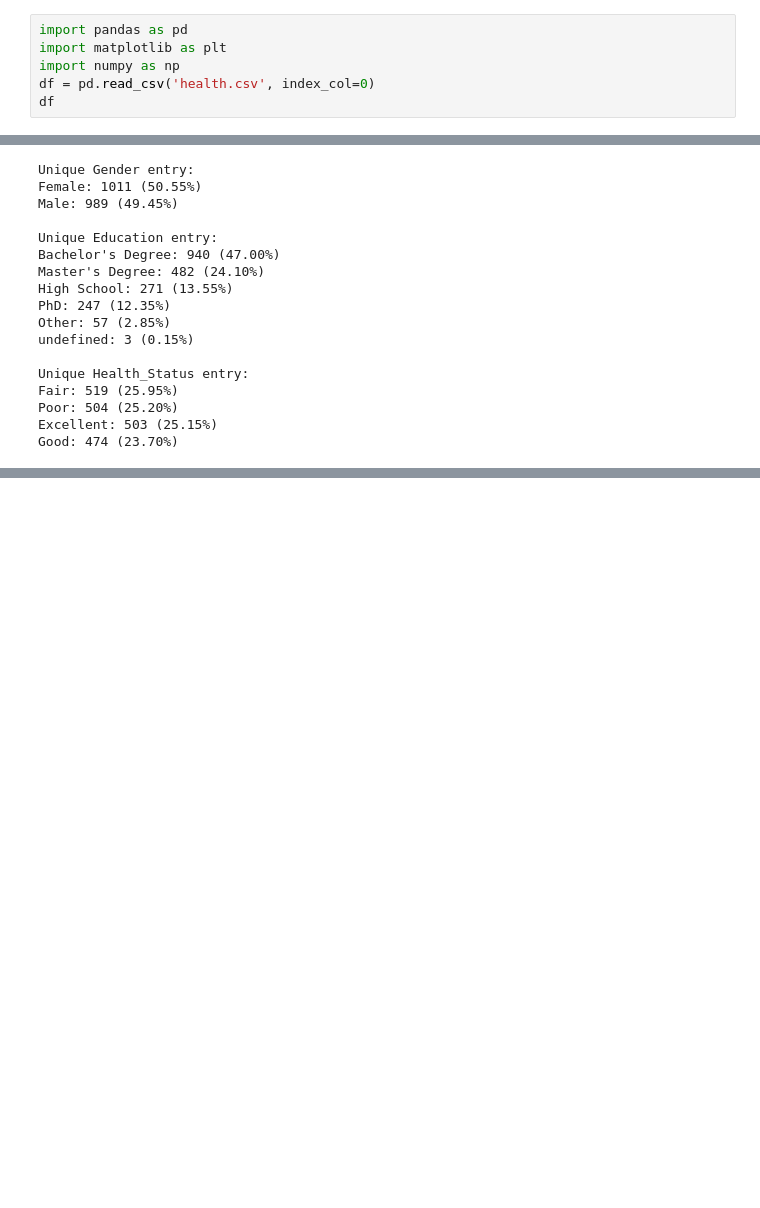
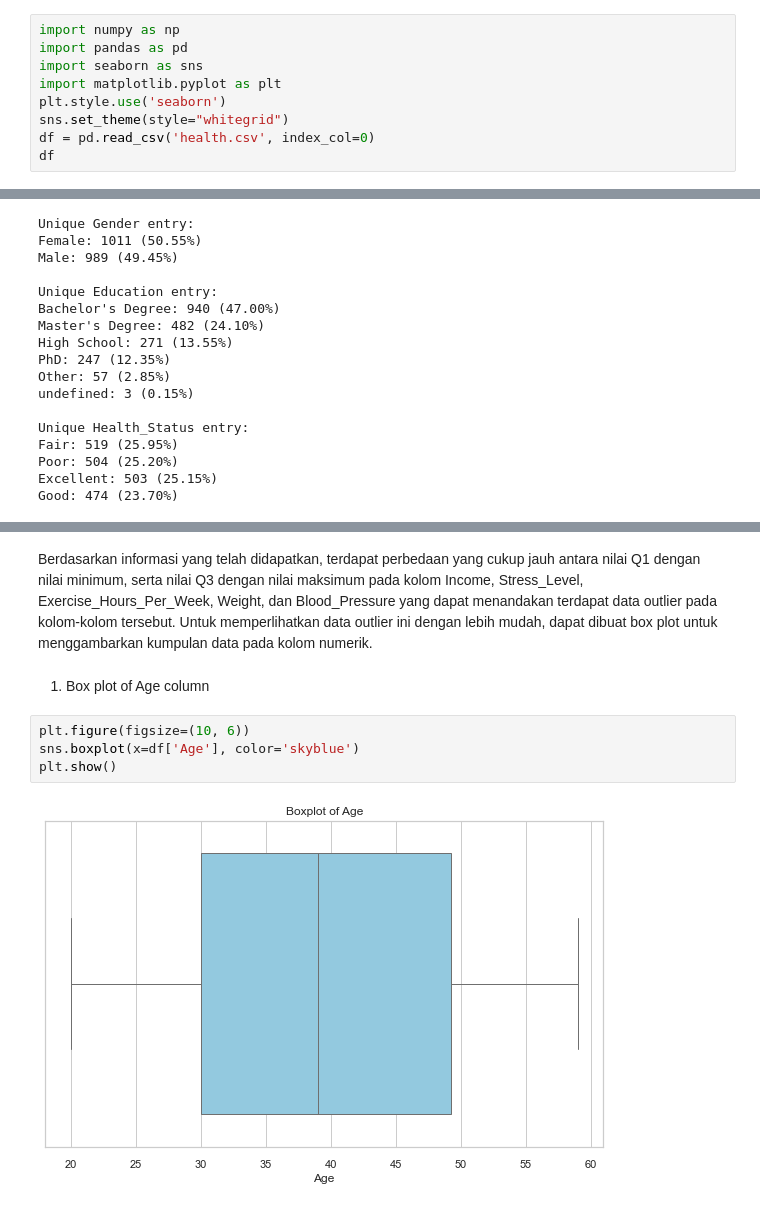
Before and after one commit to salsbiila/K02-IF2220-13522060-13522062, a Jupyter notebook: Health.ipynb, the cells around one changed output, grey strips where cells are left out. Drawn from its saved outputs; the diff is of its cells as text; blank space fills up the shorter version.

```diff
--- a/Health.ipynb
+++ b/Health.ipynb
@@ -1,7 +1,10 @@
 # %%
+import numpy as np
 import pandas as pd
-import matplotlib as plt
-import numpy as np
+import seaborn as sns
+import matplotlib.pyplot as plt
+plt.style.use('seaborn')
+sns.set_theme(style="whitegrid")
 df = pd.read_csv('health.csv', index_col=0)
 df
 # %% [output]
@@ -335,0 +355,10 @@ Good: 474 (23.70%)
+# %% [markdown]
+Berdasarkan informasi yang telah didapatkan, terdapat perbedaan yang cukup jauh antara nilai Q1 dengan nilai minimum, serta nilai Q3 dengan nilai maksimum pada kolom Income, Stress_Level, Exercise_Hours_Per_Week, Weight, dan Blood_Pressure yang dapat menandakan terdapat data outlier pada kolom-kolom tersebut. Untuk memperlihatkan data outlier ini dengan lebih mudah, dapat dibuat box plot untuk menggambarkan kumpulan data pada kolom numerik.
+# %% [markdown]
+1. Box plot of Age column
+# %%
+plt.figure(figsize=(10, 6))
+sns.boxplot(x=df['Age'], color='skyblue')
+plt.show()
+# %% [output]
+[figure, added]
```
Also changed, not shown: parts of 18 cells of this notebook.
